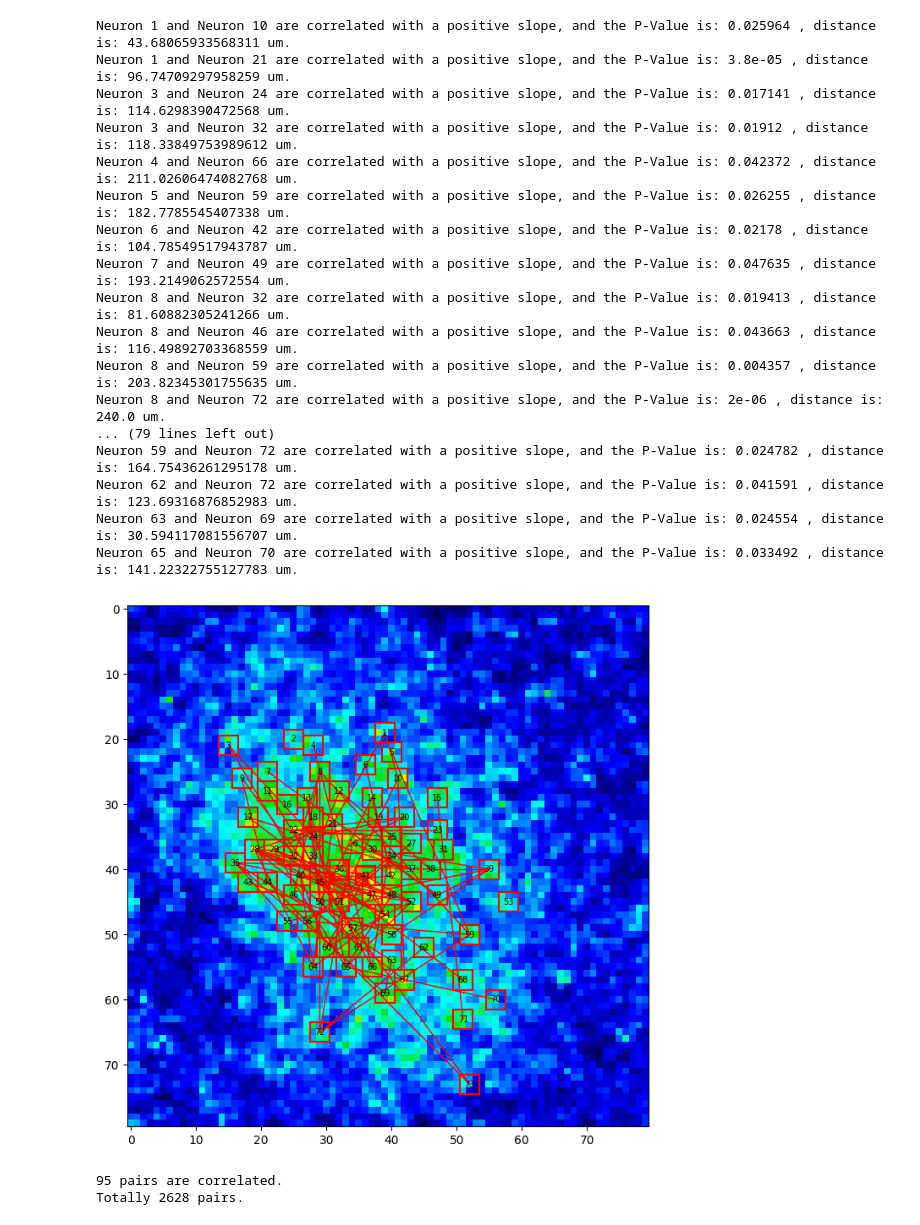
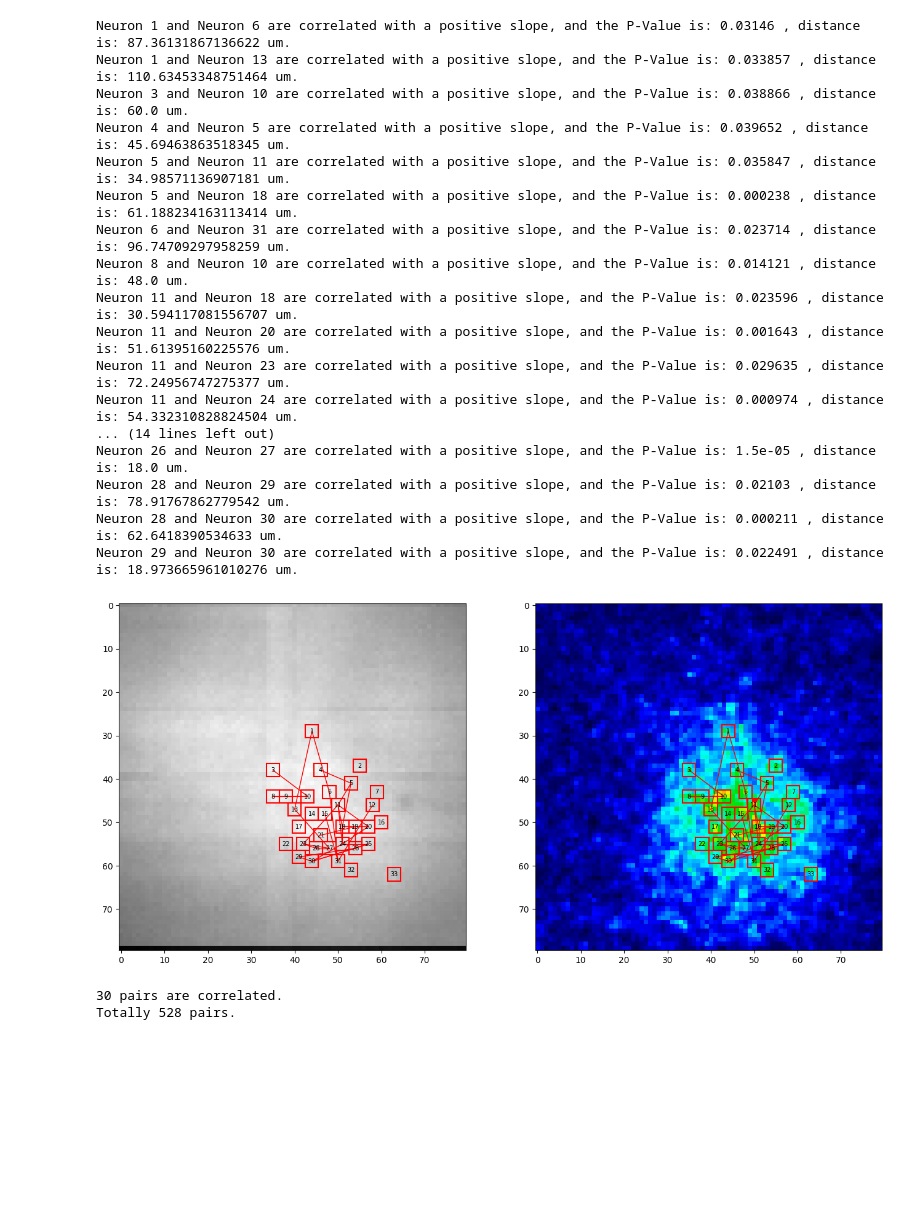
Before and after one commit to TianchengXu0420/ZDA_Adventure, a Jupyter notebook: 3x3Area.ipynb, the cells around one changed output. Saved outputs shown, nothing was run; the diff lists cells and outputs as text; code cells hidden in the pictures; blank space fills up the shorter version.

Commit message:
Single Cell Identify.

```diff
--- a/3x3Area.ipynb
+++ b/3x3Area.ipynb
@@ -12,6 +13,6 @@ from scipy.spatial.distance import cdist
 # %%
 # Load the Data's directory.
-datadir = 'C:/Users/txu245/Desktop/26-03-03/04_01_03.zda'
+datadir = 'C:/Users/txu245/Desktop/26-01-26/05_01_01.zda'
 
 # Load the Tool Packages.
 dataLoader = DataLoader(datadir)
@@ -20,10 +21,10 @@ maps = Maps()
 identify = Identify()
 # %%
 # Parameters setting up.
-index = np.linspace(0, 499.5, 1000)
-basePt = 190
+index = np.linspace(0, 449, 898)
+basePt = 90
 skipPt = 60
-startPt = 190
+startPt = 90
 numPt = 150
 
 # Data Preprocessing.
@@ -62,5 +63,5 @@ plt.show()
 # %%
-candidates = identify.candidates(Data_ave=Data_ave, cutoff=90, startPt=startPt, numPt=numPt)
+candidates = identify.candidates(Data_ave=Data_ave, cutoff=95, startPt=startPt, numPt=numPt)
 selected, shapes = identify.select_non_overlap(candidates=candidates, snr_map=snr_map)
 identified_map = np.zeros_like(snr_map, dtype=int)
 
@@ -132,8 +133,11 @@ latency = np.zeros((num, trial))
 connection = np.zeros(num, dtype=int)
 count = 0
 
-fig, ax = plt.subplots(figsize=(8,8))
-ax.imshow(snr_map / np.max(snr_map), vmin=0, vmax=1, cmap=maps.colorbar())
+plt.subplots(1, 2, figsize=(16,8))
+ax1 = plt.subplot(1, 2, 1)
+ax2 = plt.subplot(1, 2, 2)
+ax1.imshow(rli, cmap='gray')
+ax2.imshow(snr_map / np.max(snr_map), vmin=0, vmax=1, cmap=maps.colorbar())
 
 for i, coor in enumerate(index):
 
@@ -148,57 +152,64 @@ for i, coor in enumerate(index):
     bottom = r + 1.5
 
     # Draw square contour.
-    ax.plot([top, top], [left, right], color=color, linewidth=linewidth)
-    ax.plot([bottom, bottom], [left, right], color=color, linewidth=linewidth)
-    ax.plot([top, bottom], [left, left], color=color, linewidth=linewidth)
-    ax.plot([top, bottom], [right, right], color=color, linewidth=linewidth)
+    ax1.plot([top, top], [left, right], color=color, linewidth=linewidth)
+    ax1.plot([bottom, bottom], [left, right], color=color, linewidth=linewidth)
+    ax1.plot([top, bottom], [left, left], color=color, linewidth=linewidth)
+    ax1.plot([top, bottom], [right, right], color=color, linewidth=linewidth)
+
+    ax2.plot([top, top], [left, right], color=color, linewidth=linewidth)
+    ax2.plot([bottom, bottom], [left, right], color=color, linewidth=linewidth)
+    ax2.plot([top, bottom], [left, left], color=color, linewidth=linewidth)
+    ax2.plot([top, bottom], [right, right], color=color, linewidth=linewidth)
 
     # Label index.
-    ax.annotate(str(i+1), xy=(r, c), ha='center', va='center', fontsize=7, color='black')
+    ax1.annotate(str(i+1), xy=(r, c), ha='center', va='center', fontsize=7, color='black')
+    ax2.annotate(str(i+1), xy=(r, c), ha='center', va='center', fontsize=7, color='black')
 
 for i in range(num):
     for j in range(trial):
 
         Trace = np.mean(Data[j, index[i][0]-1:index[i][0]+2, index[i][1]-1:index[i][1]+2, :], axis=(0, 1))
         latency[i][j] = maps.Half_Amp_Latency(Trace=Trace, startPt=startPt, numPt=numPt)
 
 for i in range(num-1):
     for j in range(i+1, num):
 
         dist = np.sqrt((index[i][0] - index[j][0])**2 + (index[i][1] - index[j][1])**2) * 6
         Slope, _, _, pValue, _ = linregress(latency[i], latency[j])
         if pValue <=0.05 and Slope > 0:
             count = count + 1
             print('Neuron', i+1, 'and Neuron', j+1, 'are correlated with a positive slope, and the P-Value is:', np.round(pValue, 6), ', distance is:', dist, 'um.')
             loc_1 = index[i]
             loc_2 = index[j]
             connection[i] = connection[i] + 1
             connection[j] = connection[j] + 1
-            ax.plot([loc_1[1], loc_2[1]], [loc_1[0], loc_2[0]], color='red', linewidth=1)
+            ax1.plot([loc_1[1], loc_2[1]], [loc_1[0], loc_2[0]], color='red', linewidth=1)
+            ax2.plot([loc_1[1], loc_2[1]], [loc_1[0], loc_2[0]], color='red', linewidth=1)
 
 plt.show()
 
 print(count, 'pairs are correlated.')
 print('Totally', int(num*(num-1)/2), 'pairs.')
 # %% [output]
-Neuron 1 and Neuron 10 are correlated with a positive slope, and the P-Value is: 0.025964 , distance is: 43.68065933568311 um.
-Neuron 1 and Neuron 21 are correlated with a positive slope, and the P-Value is: 3.8e-05 , distance is: 96.74709297958259 um.
-Neuron 3 and Neuron 24 are correlated with a positive slope, and the P-Value is: 0.017141 , distance is: 114.6298390472568 um.
-Neuron 3 and Neuron 32 are correlated with a positive slope, and the P-Value is: 0.01912 , distance is: 118.33849753989612 um.
-Neuron 4 and Neuron 66 are correlated with a positive slope, and the P-Value is: 0.042372 , distance is: 211.02606474082768 um.
-Neuron 5 and Neuron 59 are correlated with a positive slope, and the P-Value is: 0.026255 , distance is: 182.7785545407338 um.
-Neuron 6 and Neuron 42 are correlated with a positive slope, and the P-Value is: 0.02178 , distance is: 104.78549517943787 um.
-Neuron 7 and Neuron 49 are correlated with a positive slope, and the P-Value is: 0.047635 , distance is: 193.2149062572554 um.
-Neuron 8 and Neuron 32 are correlated with a positive slope, and the P-Value is: 0.019413 , distance is: 81.60882305241266 um.
-Neuron 8 and Neuron 46 are correlated with a positive slope, and the P-Value is: 0.043663 , distance is: 116.49892703368559 um.
-Neuron 8 and Neuron 59 are correlated with a positive slope, and the P-Value is: 0.004357 , distance is: 203.82345301755635 um.
-Neuron 8 and Neuron 72 are correlated with a positive slope, and the P-Value is: 2e-06 , distance is: 240.0 um.
-... (79 lines left out)
-Neuron 59 and Neuron 72 are correlated with a positive slope, and the P-Value is: 0.024782 , distance is: 164.75436261295178 um.
-Neuron 62 and Neuron 72 are correlated with a positive slope, and the P-Value is: 0.041591 , distance is: 123.69316876852983 um.
-Neuron 63 and Neuron 69 are correlated with a positive slope, and the P-Value is: 0.024554 , distance is: 30.594117081556707 um.
-Neuron 65 and Neuron 70 are correlated with a positive slope, and the P-Value is: 0.033492 , distance is: 141.22322755127783 um.
+Neuron 1 and Neuron 6 are correlated with a positive slope, and the P-Value is: 0.03146 , distance is: 87.36131867136622 um.
+Neuron 1 and Neuron 13 are correlated with a positive slope, and the P-Value is: 0.033857 , distance is: 110.63453348751464 um.
+Neuron 3 and Neuron 10 are correlated with a positive slope, and the P-Value is: 0.038866 , distance is: 60.0 um.
+Neuron 4 and Neuron 5 are correlated with a positive slope, and the P-Value is: 0.039652 , distance is: 45.69463863518345 um.
+Neuron 5 and Neuron 11 are correlated with a positive slope, and the P-Value is: 0.035847 , distance is: 34.98571136907181 um.
+Neuron 5 and Neuron 18 are correlated with a positive slope, and the P-Value is: 0.000238 , distance is: 61.188234163113414 um.
+Neuron 6 and Neuron 31 are correlated with a positive slope, and the P-Value is: 0.023714 , distance is: 96.74709297958259 um.
+Neuron 8 and Neuron 10 are correlated with a positive slope, and the P-Value is: 0.014121 , distance is: 48.0 um.
+Neuron 11 and Neuron 18 are correlated with a positive slope, and the P-Value is: 0.023596 , distance is: 30.594117081556707 um.
+Neuron 11 and Neuron 20 are correlated with a positive slope, and the P-Value is: 0.001643 , distance is: 51.61395160225576 um.
+Neuron 11 and Neuron 23 are correlated with a positive slope, and the P-Value is: 0.029635 , distance is: 72.24956747275377 um.
+Neuron 11 and Neuron 24 are correlated with a positive slope, and the P-Value is: 0.000974 , distance is: 54.332310828824504 um.
+... (14 lines left out)
+Neuron 26 and Neuron 27 are correlated with a positive slope, and the P-Value is: 1.5e-05 , distance is: 18.0 um.
+Neuron 28 and Neuron 29 are correlated with a positive slope, and the P-Value is: 0.02103 , distance is: 78.91767862779542 um.
+Neuron 28 and Neuron 30 are correlated with a positive slope, and the P-Value is: 0.000211 , distance is: 62.6418390534633 um.
+Neuron 29 and Neuron 30 are correlated with a positive slope, and the P-Value is: 0.022491 , distance is: 18.973665961010276 um.
-[figure, old version]
+[figure, new version]
-95 pairs are correlated.
-Totally 2628 pairs.
+30 pairs are correlated.
+Totally 528 pairs.
 # %%
```
Also changed, not shown: parts of 7 cells of this notebook.
